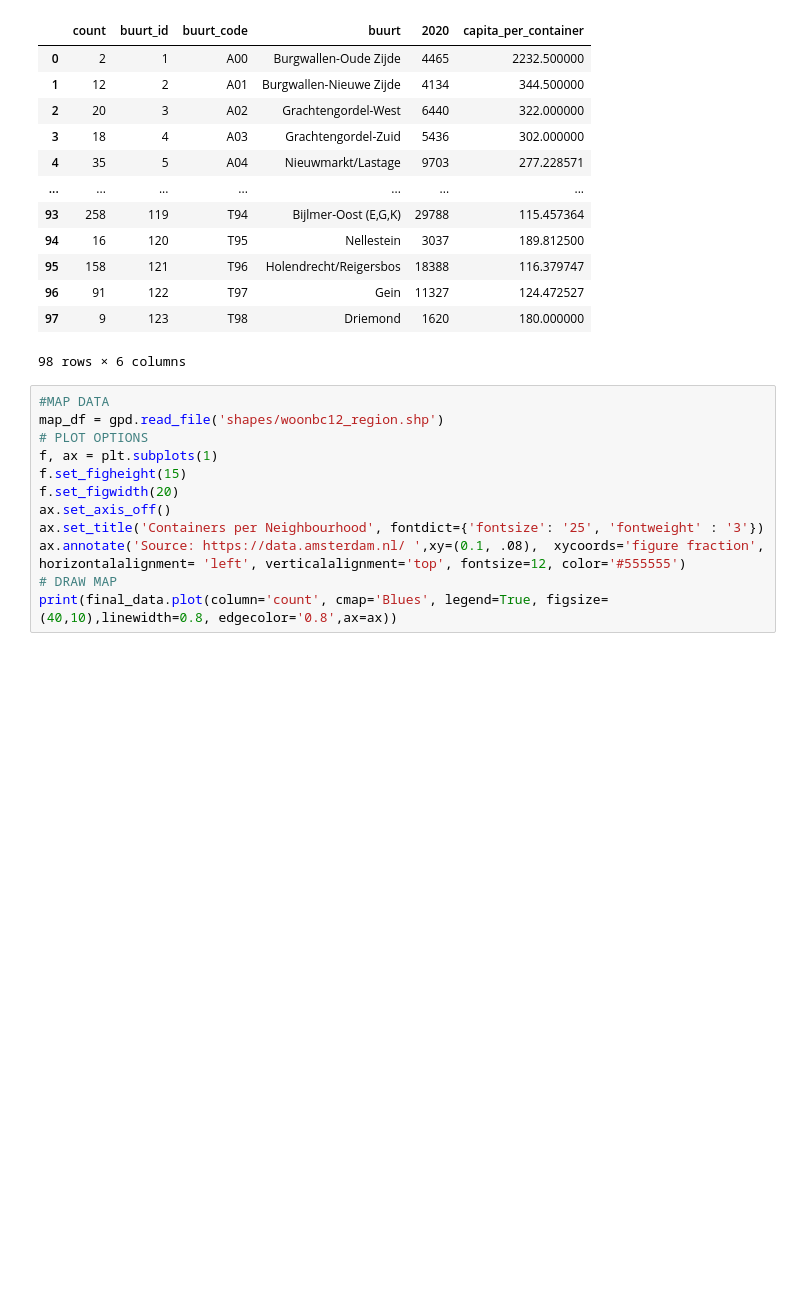
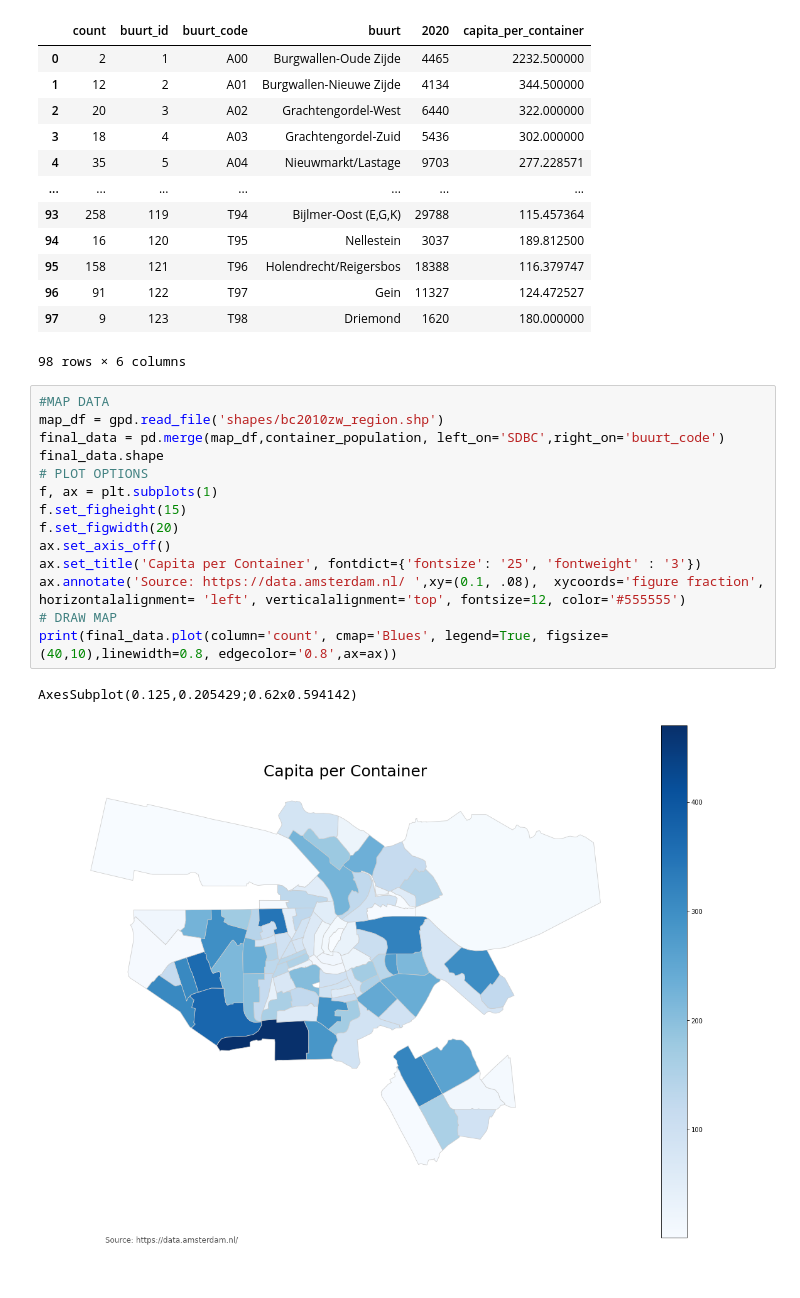
Before and after one commit to pmoreira1/amsterdam-project, a Jupyter notebook: Map - Capita per container.ipynb, the cells around one changed output. Saved outputs shown, nothing was run; the diff lists cells and outputs as text; blank space fills up the shorter version.

Commit message:
Capita per Container Working

```diff
--- a/Map - Capita per container.ipynb
+++ b/Map - Capita per container.ipynb
@@ -37,13 +37,18 @@ container_population
 98 rows × 6 columns
 # %%
 #MAP DATA
-map_df = gpd.read_file('shapes/woonbc12_region.shp')
+map_df = gpd.read_file('shapes/bc2010zw_region.shp')
+final_data = pd.merge(map_df,container_population, left_on='SDBC',right_on='buurt_code')
+final_data.shape
 # PLOT OPTIONS
 f, ax = plt.subplots(1)
 f.set_figheight(15)
 f.set_figwidth(20)
 ax.set_axis_off()
-ax.set_title('Containers per Neighbourhood', fontdict={'fontsize': '25', 'fontweight' : '3'})
+ax.set_title('Capita per Container', fontdict={'fontsize': '25', 'fontweight' : '3'})
 ax.annotate('Source: https://data.amsterdam.nl/ ',xy=(0.1, .08),  xycoords='figure fraction', horizontalalignment= 'left', verticalalignment='top', fontsize=12, color='#555555')
 # DRAW MAP
 print(final_data.plot(column='count', cmap='Blues', legend=True, figsize=(40,10),linewidth=0.8, edgecolor='0.8',ax=ax))
+# %% [output]
+AxesSubplot(0.125,0.205429;0.62x0.594142)
+[figure, added]
```
Also changed, not shown: 1 other file.
